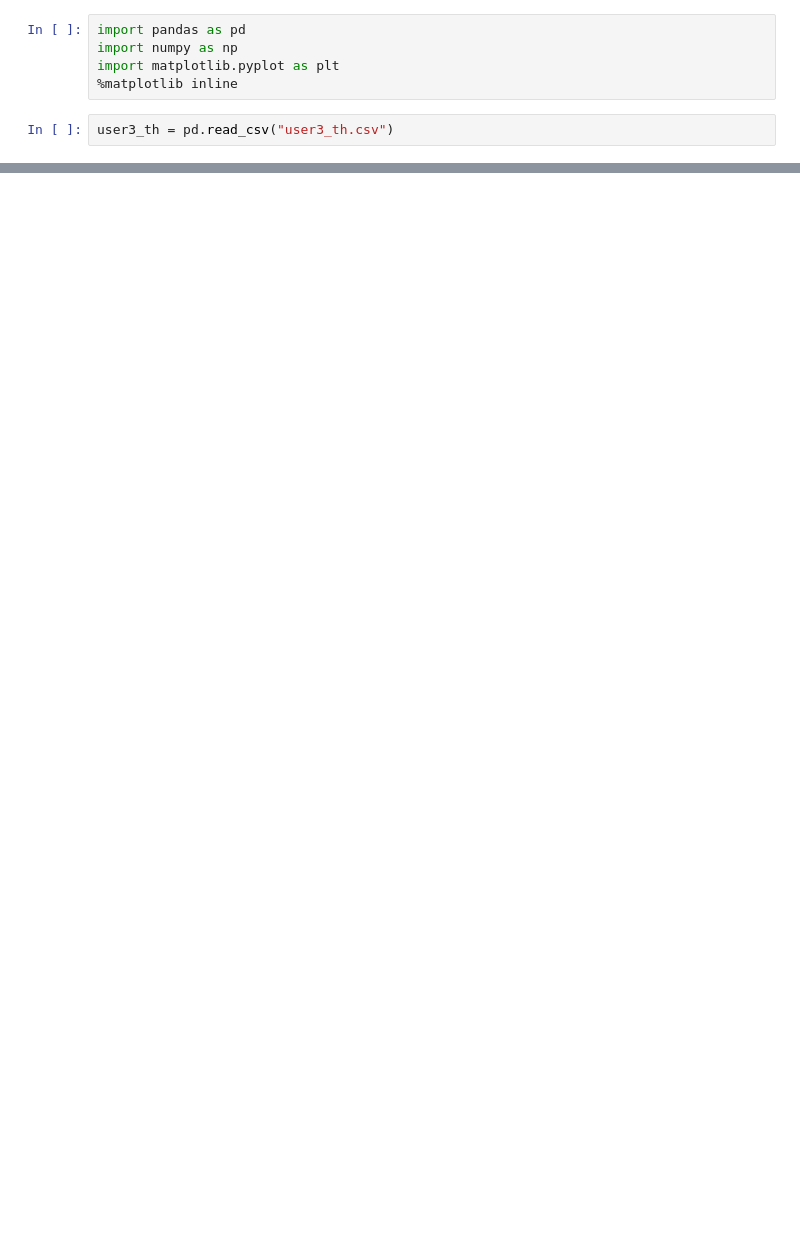
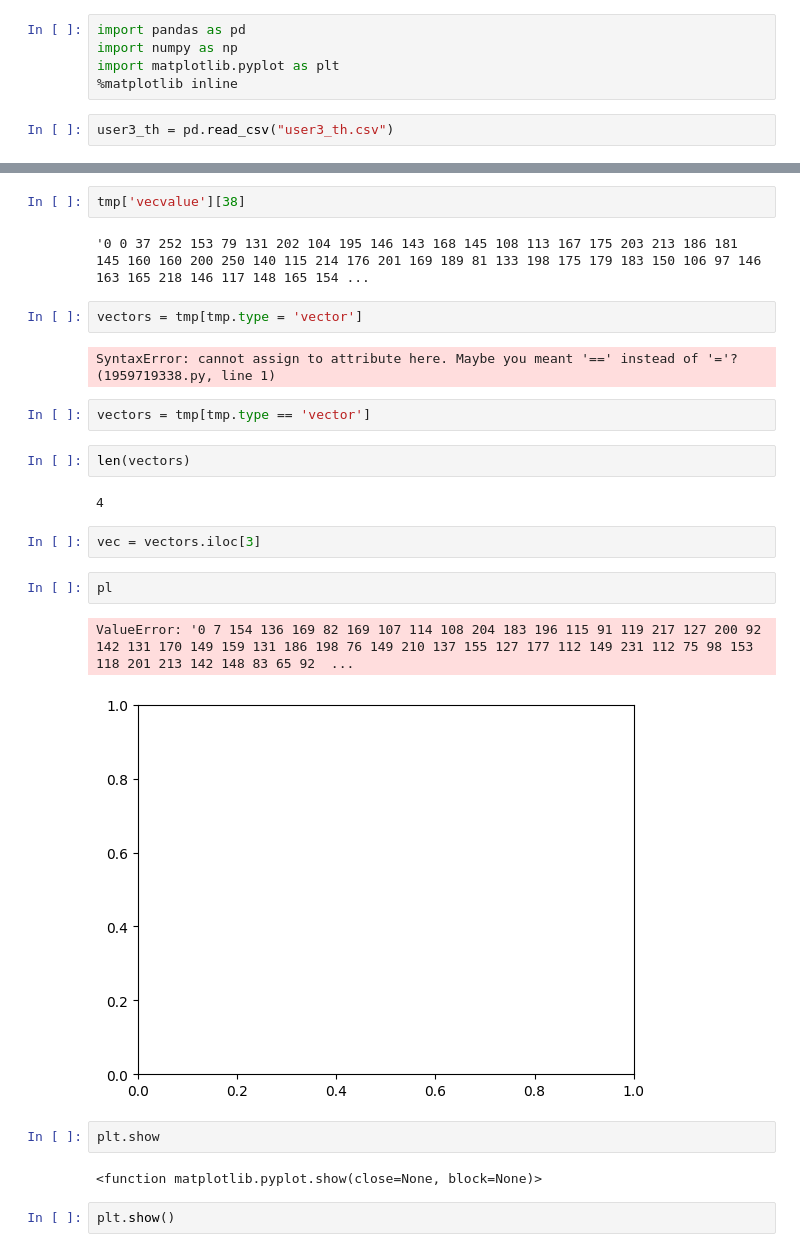
Before and after one commit to daniel-deiana/PECSN---Project, a Jupyter notebook: OpportunisticCellularNetwork/simulations/results/Untitled.ipynb, the cells around one changed output, grey strips where cells are left out. Saved outputs shown, nothing was run; the diff lists cells and outputs as text; blank space fills up the shorter version.

```diff
--- a/OpportunisticCellularNetwork/simulations/results/Untitled.ipynb
+++ b/OpportunisticCellularNetwork/simulations/results/Untitled.ipynb
@@ -36,0 +185,27 @@ user3_th.iloc[20:40]
+# %%
+tmp['vecvalue'][38]
+# %% [output]
+'0 0 37 252 153 79 131 202 104 195 146 143 168 145 108 113 167 175 203 213 186 181 145 160 160 200 250 140 115 214 176 201 169 189 81 133 198 175 179 183 150 106 97 146 163 165 218 146 117 148 165 154 ...
+# %%
+vectors = tmp[tmp.type = 'vector']
+# %% [output]
+SyntaxError: cannot assign to attribute here. Maybe you meant '==' instead of '='? (1959719338.py, line 1)
+# %%
+vectors = tmp[tmp.type == 'vector']
+# %%
+len(vectors)
+# %% [output]
+4
+# %%
+vec = vectors.iloc[3]
+# %%
+pl
+# %% [output]
+ValueError: '0 7 154 136 169 82 169 107 114 108 204 183 196 115 91 119 217 127 200 92 142 131 170 149 159 131 186 198 76 149 210 137 155 127 177 112 149 231 112 75 98 153 118 201 213 142 148 83 65 92  ...
+[figure, added]
+# %%
+plt.show
+# %% [output]
+<function matplotlib.pyplot.show(close=None, block=None)>
+# %%
+plt.show()
```
Also changed, not shown: parts of 97 cells of this notebook, 23 other files.
